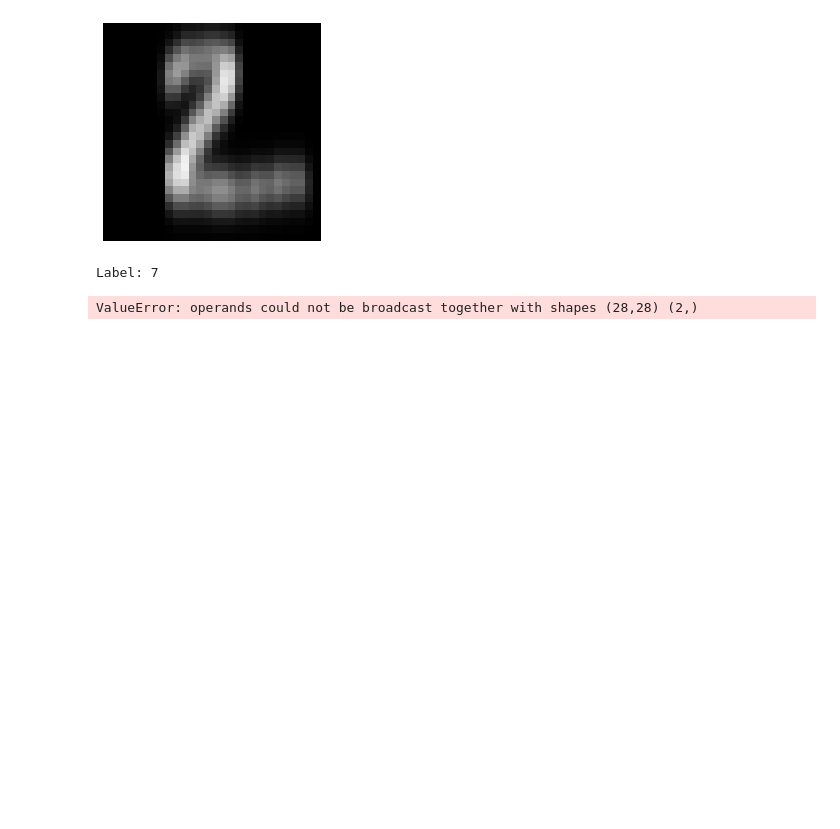
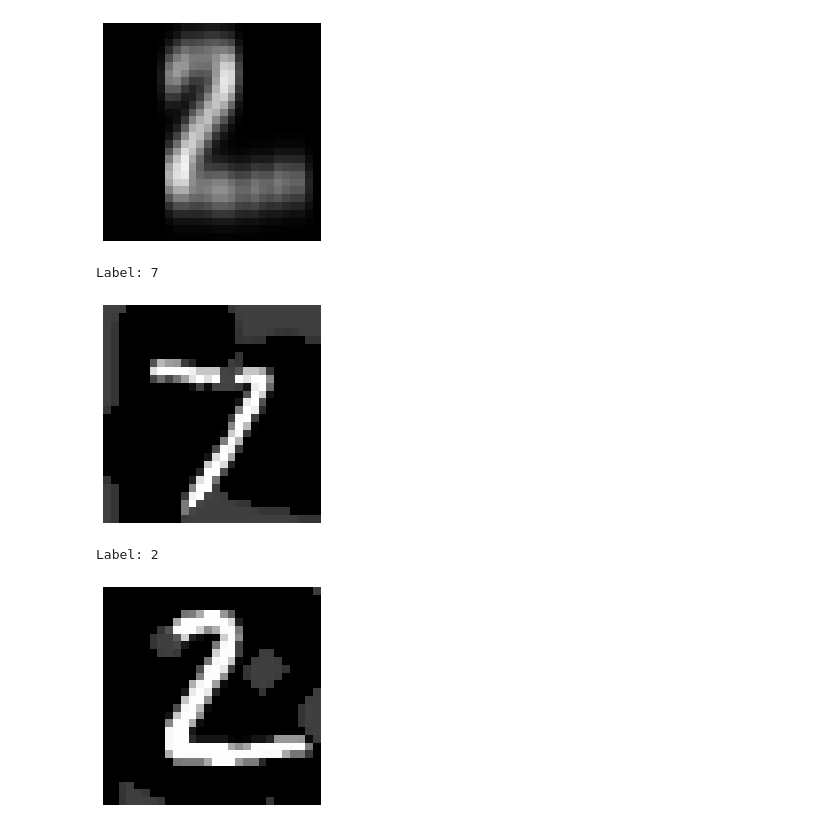
Before and after one commit to GuillaumeLam/brain-inspired-replay, a Jupyter notebook: MNIST_visualize_distortion.ipynb, the cells around one changed output. Saved outputs shown, nothing was run; the diff lists cells and outputs as text; code cells hidden in the pictures; blank space fills up the shorter version.

```diff
--- a/MNIST_visualize_distortion.ipynb
+++ b/MNIST_visualize_distortion.ipynb
@@ -47,9 +47,11 @@ Label: 7
 Label: 2
 [figure]
 # %%
-inspect(MNIST_Distortion.spatter_2)
+inspect(MNIST_Distortion.spatter)
 # %% [output]
 Label: 7
+[figure, added]
-ValueError: operands could not be broadcast together with shapes (28,28) (2,)
+Label: 2
+[figure, added]
 # %%
 inspect(MNIST_Distortion.contrast)
```
Also changed, not shown: parts of 10 cells of this notebook.
